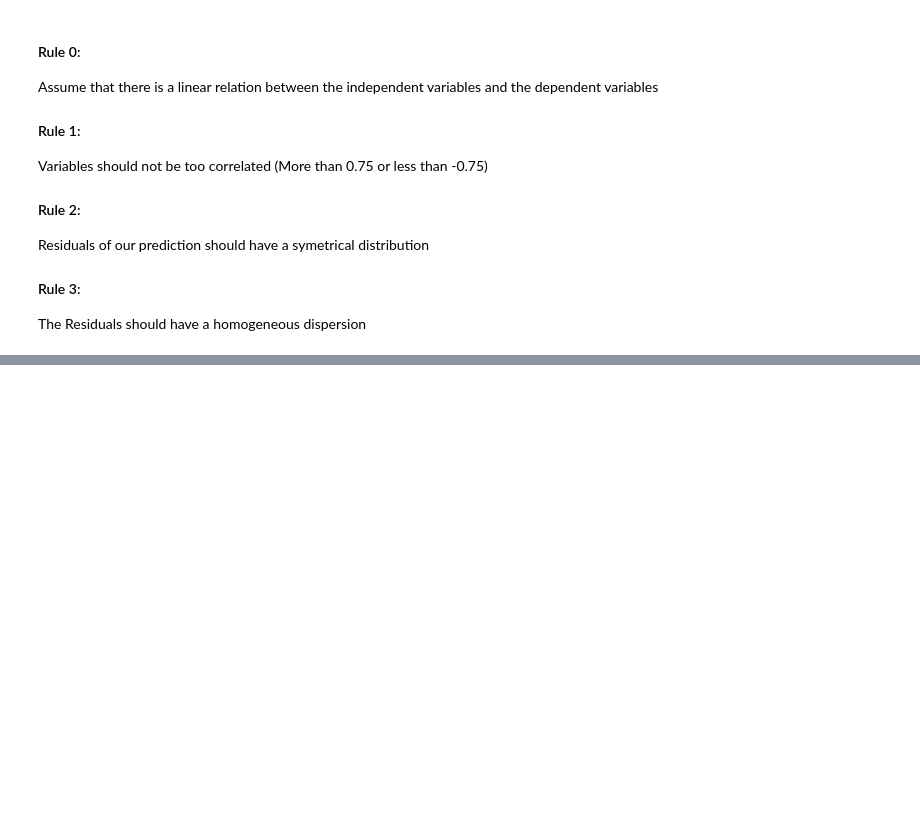
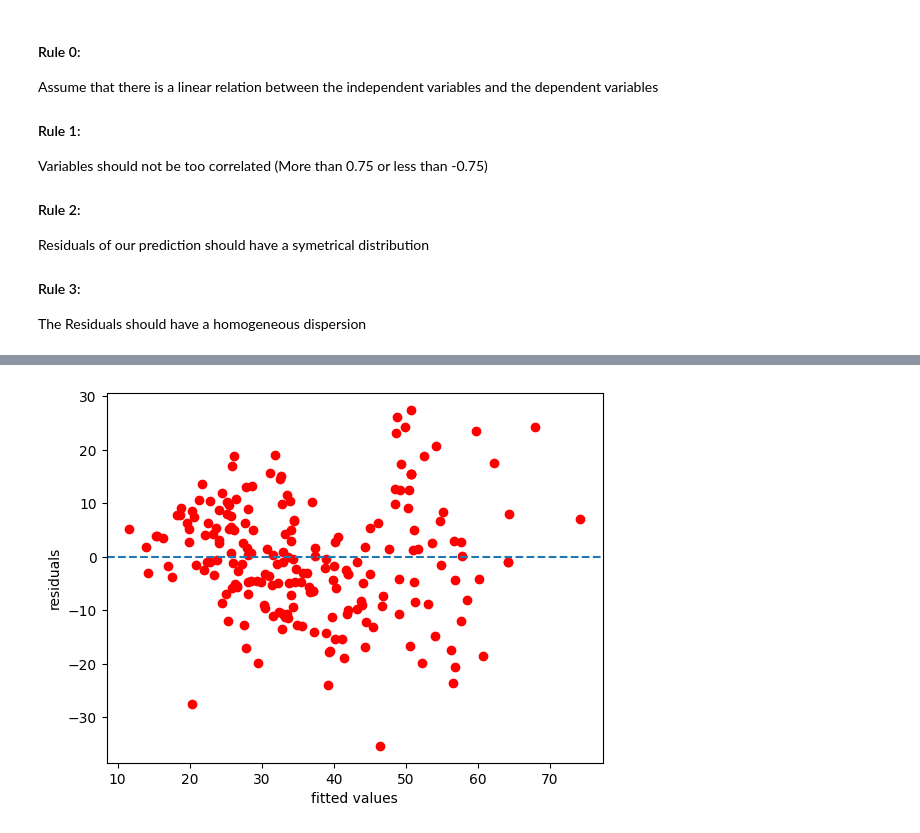
Before and after one commit to nallequintero/4geeks_class, a Jupyter notebook: notebooks/15_regularization.ipynb, the cells around one changed output, grey strips where cells are left out. Cells and saved outputs as stored; diff of their text form; code cells hidden in the pictures; blank space fills up the shorter version.

```diff
--- a/notebooks/15_regularization.ipynb
+++ b/notebooks/15_regularization.ipynb
@@ -175,0 +208,9 @@ The Residuals should have a homogeneous dispersion
+# %%
+resid = y_hat - y_test
+plt.scatter(y_hat, resid, c='r')
+plt.axhline(0,linestyle='--')
+plt.xlabel('fitted values')
+plt.ylabel('residuals')
+plt.show()
+# %% [output]
+[figure, added]
```
Also changed, not shown: parts of 8 cells of this notebook.
